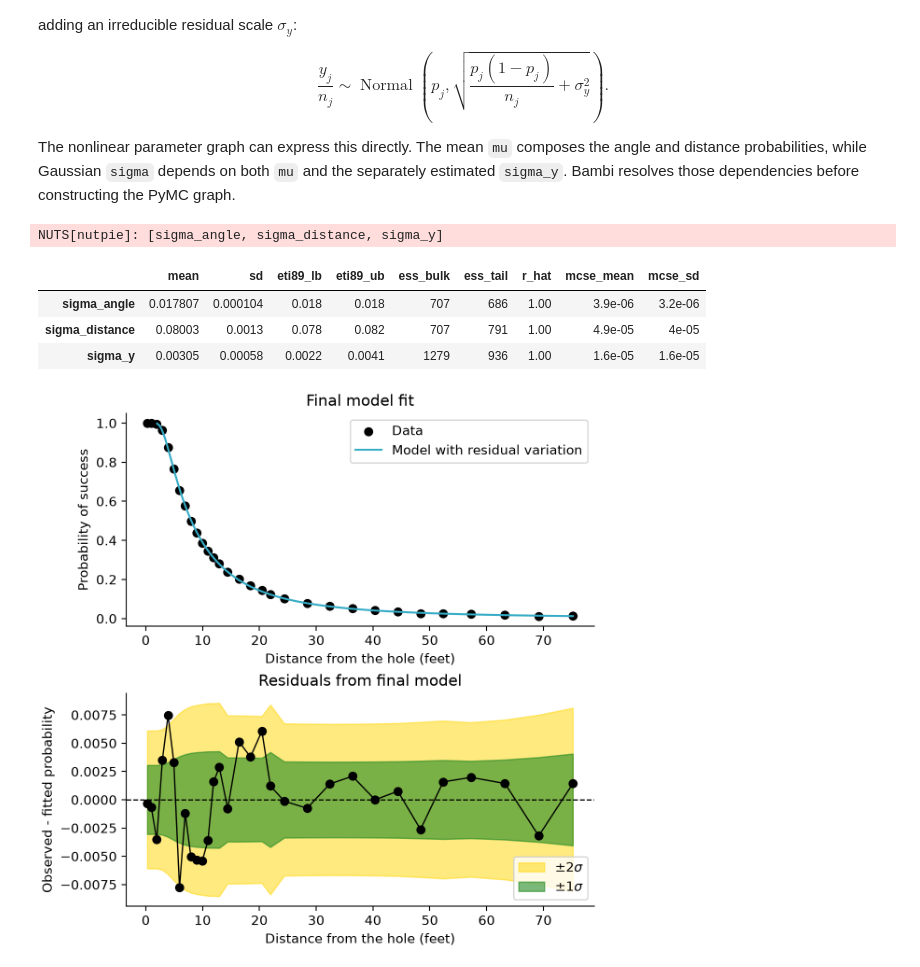
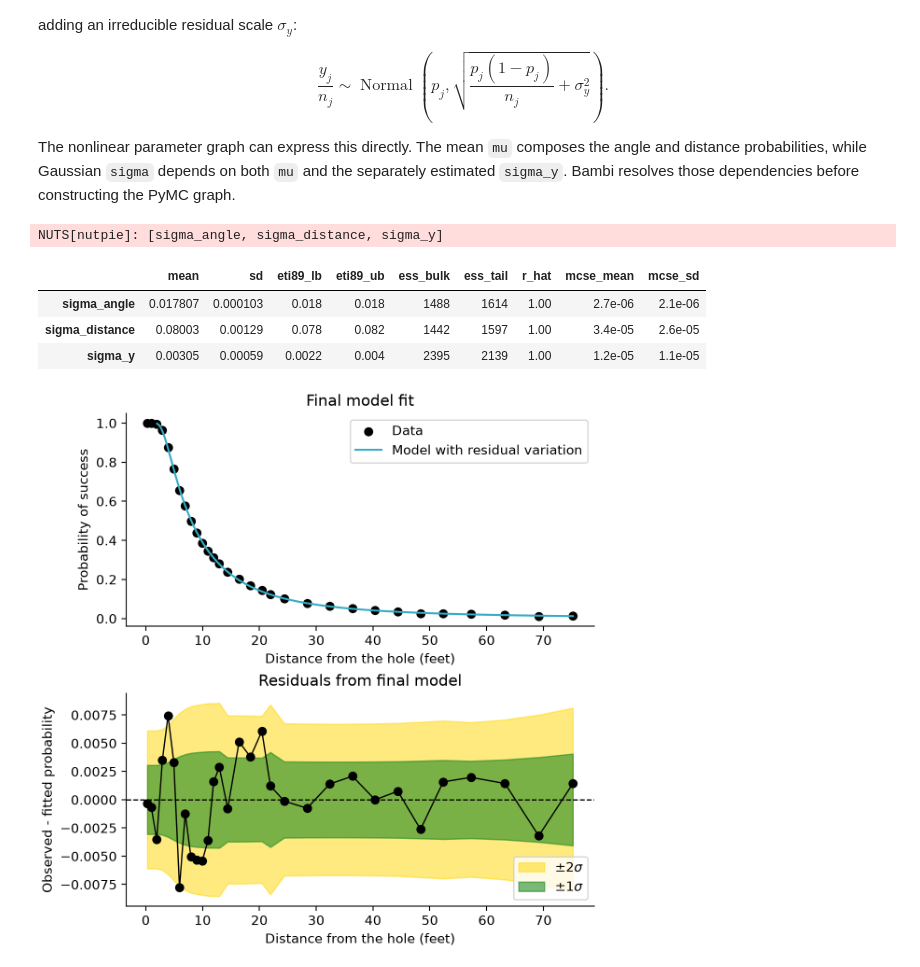
Before and after one commit to tomicapretto/bambi, a Jupyter notebook: docs/notebooks/golf_putting.ipynb, the cells around one changed output. Saved outputs shown, nothing was run; the diff lists cells and outputs as text; code cells hidden in the pictures.

Commit message:
Backend progress

```diff
--- a/docs/notebooks/golf_putting.ipynb
+++ b/docs/notebooks/golf_putting.ipynb
@@ -406,41 +402,37 @@ golf_residual_formula = bmb.Formula(
         "p_distance",
         "sigma_angle",
         "sigma_distance",
         "sigma_y",
     ),
 )
 
 golf_residual_model = bmb.Model(
     golf_residual_formula,
     golf_extended,
     family="gaussian",
     link="identity",
     priors={
         "sigma_angle": bmb.Prior("HalfNormal", sigma=1),
         "sigma_distance": bmb.Prior("HalfNormal", sigma=1),
         "sigma_y": bmb.Prior("HalfNormal", sigma=0.1),
     },
 )
-golf_residual_idata = golf_residual_model.fit(
-    random_seed=123,
-    cores=1,
-    progressbar=False,
-)
+golf_residual_idata = golf_residual_model.fit(random_seed=123, progressbar=False)
 
 az.summary(
     golf_residual_idata,
     var_names=[
         "sigma_angle",
         "sigma_distance",
         "sigma_y",
     ],
 )
 # %% [output]
 NUTS[nutpie]: [sigma_angle, sigma_distance, sigma_y]
 |  | mean | sd | eti89_lb | eti89_ub | ess_bulk | ess_tail | r_hat | mcse_mean | mcse_sd |
-| sigma_angle | 0.017807 | 0.000104 | 0.018 | 0.018 | 707 | 686 | 1.00 | 3.9e-06 | 3.2e-06 |
-| sigma_distance | 0.08003 | 0.0013 | 0.078 | 0.082 | 707 | 791 | 1.00 | 4.9e-05 | 4e-05 |
-| sigma_y | 0.00305 | 0.00058 | 0.0022 | 0.0041 | 1279 | 936 | 1.00 | 1.6e-05 | 1.6e-05 |
+| sigma_angle | 0.017807 | 0.000103 | 0.018 | 0.018 | 1488 | 1614 | 1.00 | 2.7e-06 | 2.1e-06 |
+| sigma_distance | 0.08003 | 0.00129 | 0.078 | 0.082 | 1442 | 1597 | 1.00 | 3.4e-05 | 2.6e-05 |
+| sigma_y | 0.00305 | 0.00059 | 0.0022 | 0.004 | 2395 | 2139 | 1.00 | 1.2e-05 | 1.1e-05 |
 # %%
 golf_residual_fitted = golf_residual_model.predict(
     golf_residual_idata,
```
Also changed, not shown: parts of 1 cell of this notebook, 7 other files.
